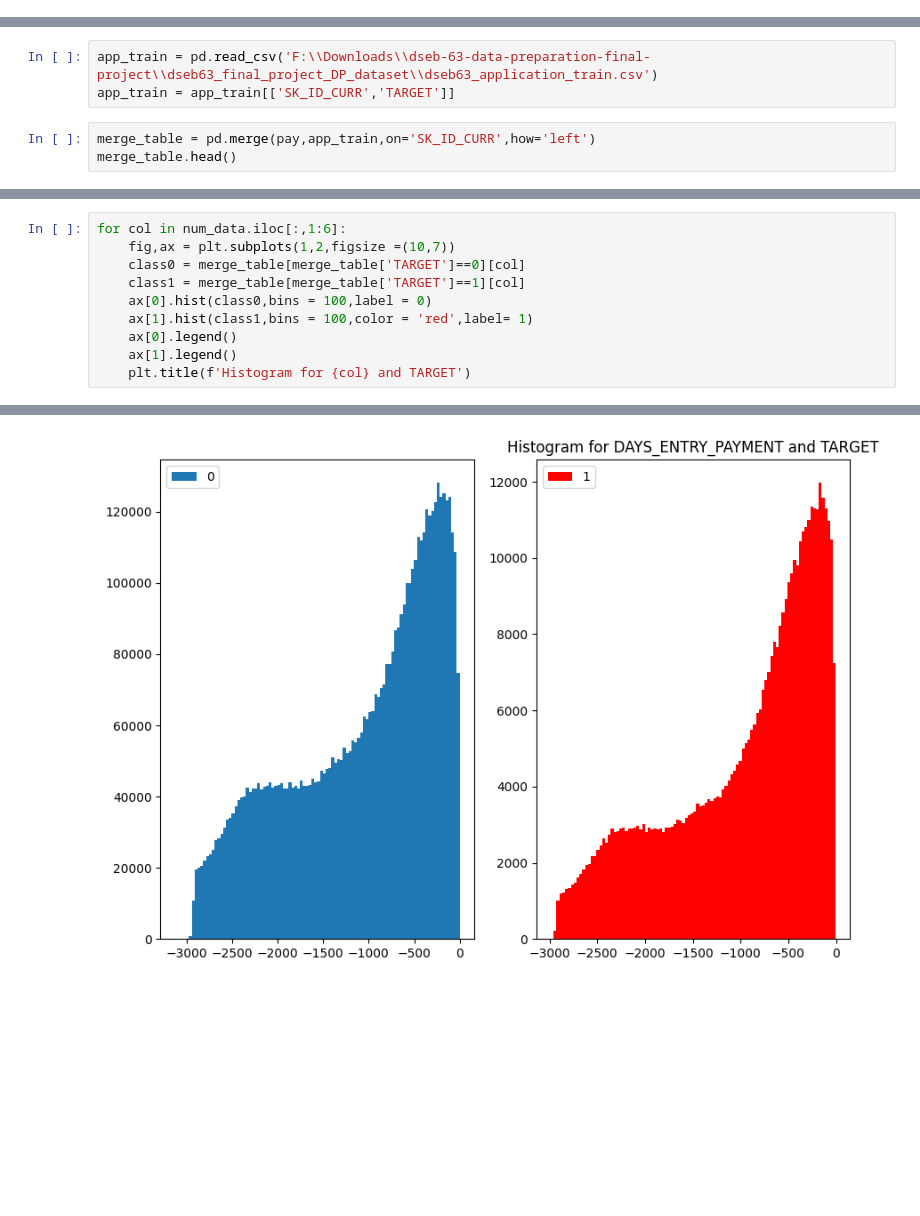
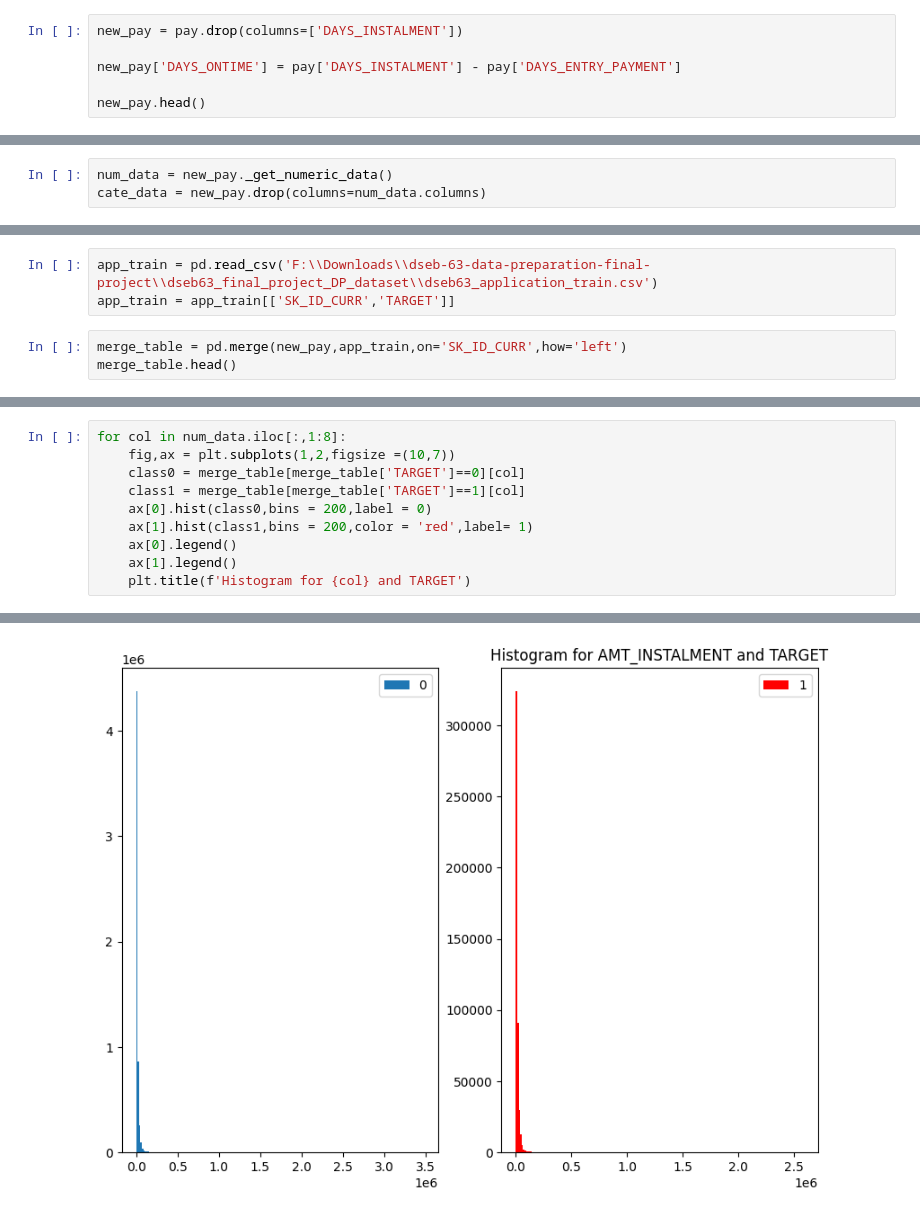
Before and after one commit to dunp7/Home-Default-Credit-Risk, a Jupyter notebook: Cleaning + EDA/Installments_Payments.ipynb, the cells around one changed output, grey strips where cells are left out. Cells and saved outputs as stored; diff of their text form; blank space fills up the shorter version.

```diff
--- a/Cleaning + EDA/Installments_Payments.ipynb
+++ b/Cleaning + EDA/Installments_Payments.ipynb
@@ -160,0 +162,6 @@ plt.show()
+# %%
+new_pay = pay.drop(columns=['DAYS_INSTALMENT'])
+
+new_pay['DAYS_ONTIME'] = pay['DAYS_INSTALMENT'] - pay['DAYS_ENTRY_PAYMENT']
+
+new_pay.head()
@@ -161,9 +191,12 @@ plt.show()
+# %%
+num_data = new_pay._get_numeric_data()
+cate_data = new_pay.drop(columns=num_data.columns)
 # %% [markdown]
 # EDA External
 # %%
 app_train = pd.read_csv('F:\\Downloads\\dseb-63-data-preparation-final-project\\dseb63_final_project_DP_dataset\\dseb63_application_train.csv')
 app_train = app_train[['SK_ID_CURR','TARGET']]
 # %%
-merge_table = pd.merge(pay,app_train,on='SK_ID_CURR',how='left')
+merge_table = pd.merge(new_pay,app_train,on='SK_ID_CURR',how='left')
 merge_table.head()
 # %% [output]
@@ -182,11 +215,11 @@ Index(['SK_ID_PREV', 'NUM_INSTALMENT_VERSION', 'NUM_INSTALMENT_NUMBER',
       dtype='object')
 # %%
-for col in num_data.iloc[:,1:6]:
+for col in num_data.iloc[:,1:8]:
     fig,ax = plt.subplots(1,2,figsize =(10,7))
     class0 = merge_table[merge_table['TARGET']==0][col]
     class1 = merge_table[merge_table['TARGET']==1][col]
-    ax[0].hist(class0,bins = 100,label = 0)
-    ax[1].hist(class1,bins = 100,color = 'red',label= 1)
+    ax[0].hist(class0,bins = 200,label = 0)
+    ax[1].hist(class1,bins = 200,color = 'red',label= 1)
     ax[0].legend()
     ax[1].legend()
     plt.title(f'Histogram for {col} and TARGET')
@@ -197 +230 @@ for col in num_data.iloc[:,1:6]:
-[figure, old version]
+[figure, new version]
```
Also changed, not shown: parts of 9 cells of this notebook, 2 other files.
